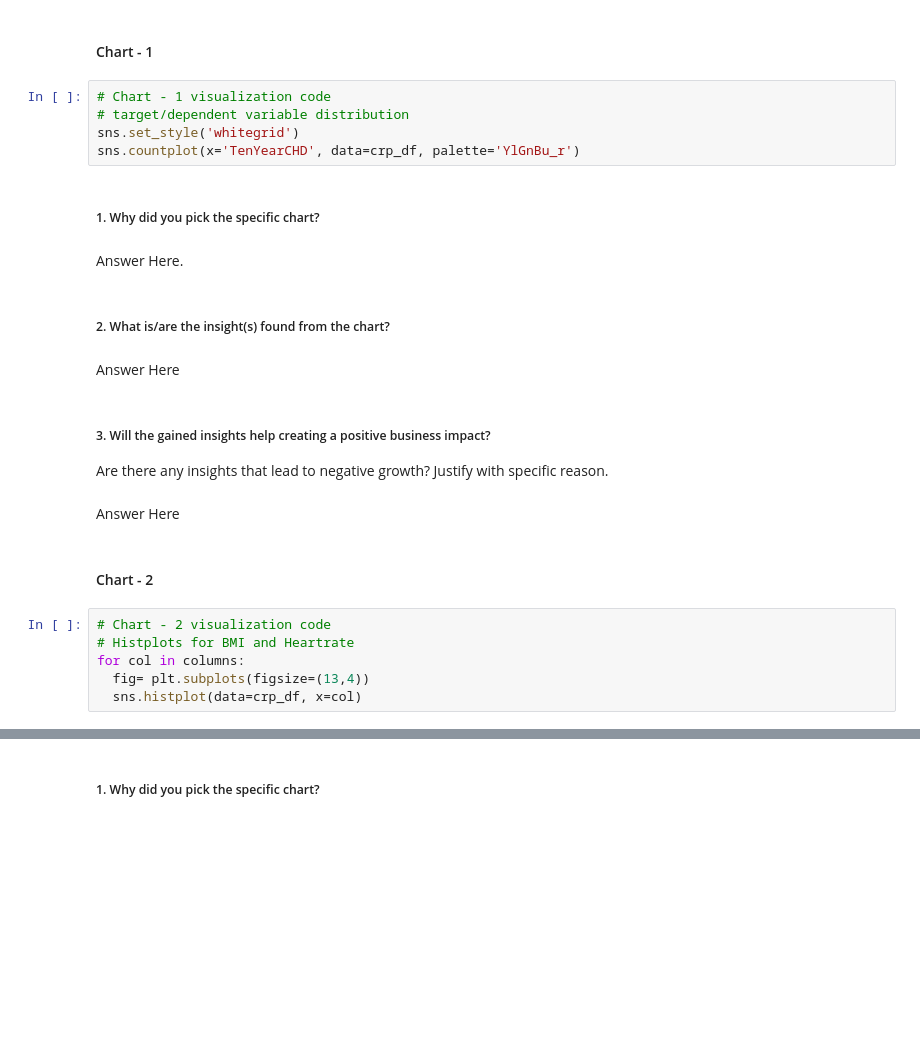
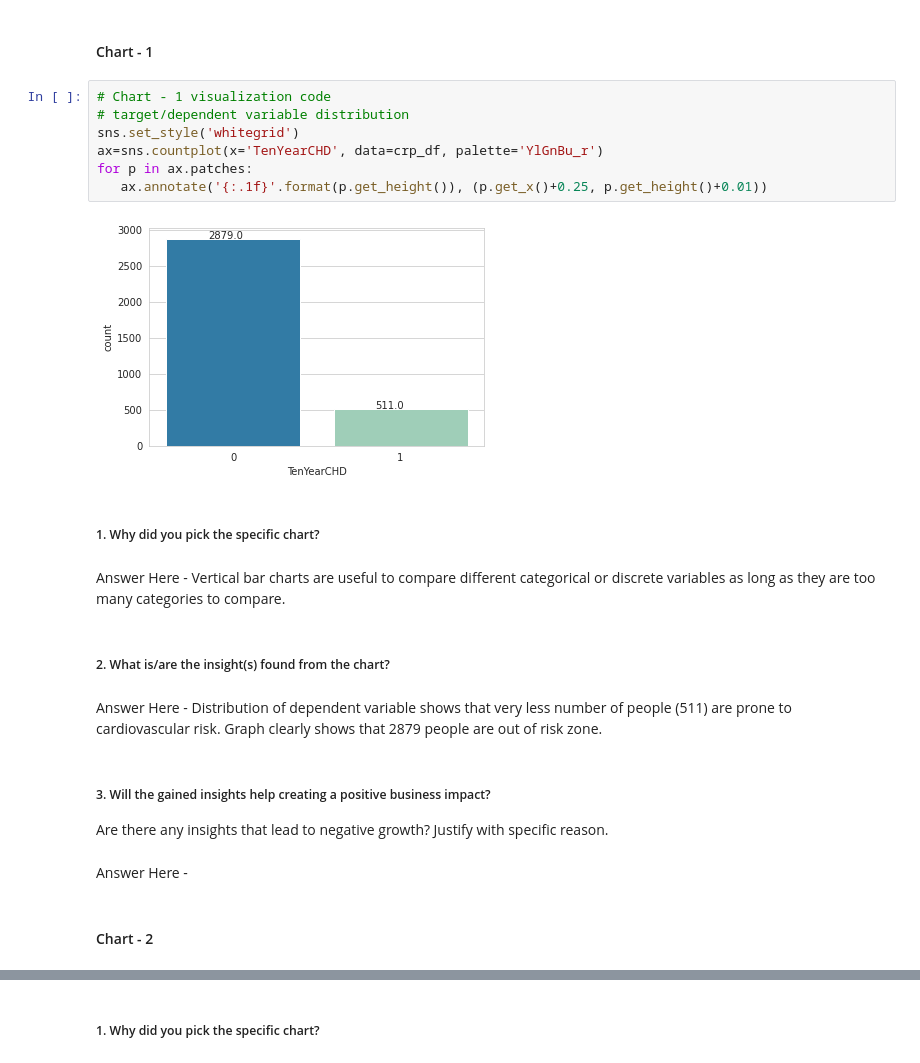
Before and after one commit to Jahnavi-Jaolekar/Cardiovascular-Risk-Prediction, a Jupyter notebook: Cardiovascular_Risk_Prediction.ipynb, the cells around one changed output, grey strips where cells are left out. Drawn from its saved outputs; the diff is of its cells as text; blank space fills up the shorter version.

```diff
--- a/Cardiovascular_Risk_Prediction.ipynb
+++ b/Cardiovascular_Risk_Prediction.ipynb
@@ -317,26 +341,24 @@ As for the numerical columns we used median to replace null values present we co
 # %%
 # Chart - 1 visualization code
 # target/dependent variable distribution
 sns.set_style('whitegrid')
-sns.countplot(x='TenYearCHD', data=crp_df, palette='YlGnBu_r')
+ax=sns.countplot(x='TenYearCHD', data=crp_df, palette='YlGnBu_r')
+for p in ax.patches:
+   ax.annotate('{:.1f}'.format(p.get_height()), (p.get_x()+0.25, p.get_height()+0.01))
+# %% [output]
+[figure, added]
 # %% [markdown]
 ##### 1. Why did you pick the specific chart?
-# %% [markdown]
-Answer Here.
+# %% [markdown]
+Answer Here - Vertical bar charts are useful to compare different categorical or discrete variables as long as they are too many categories to compare.
 # %% [markdown]
 ##### 2. What is/are the insight(s) found from the chart?
-# %% [markdown]
-Answer Here
+# %% [markdown]
+Answer Here - Distribution of dependent variable shows that very less number of people (511) are prone to cardiovascular risk. Graph clearly shows that 2879 people are out of risk zone.
 # %% [markdown]
 ##### 3. Will the gained insights help creating a positive business impact?
 Are there any insights that lead to negative growth? Justify with specific reason.
 # %% [markdown]
-Answer Here
+Answer Here -
 # %% [markdown]
 #### Chart - 2
-# %%
-# Chart - 2 visualization code
-# Histplots for BMI and Heartrate
-for col in columns:
-  fig= plt.subplots(figsize=(13,4))
-  sns.histplot(data=crp_df, x=col)
```
Also changed, not shown: parts of 155 cells of this notebook.
